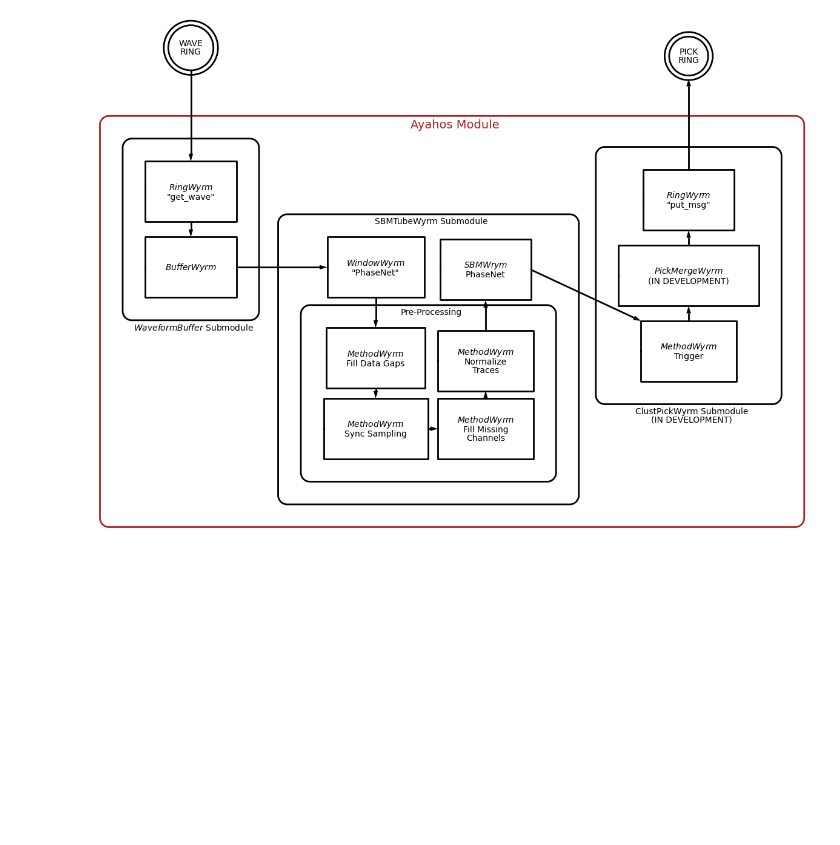
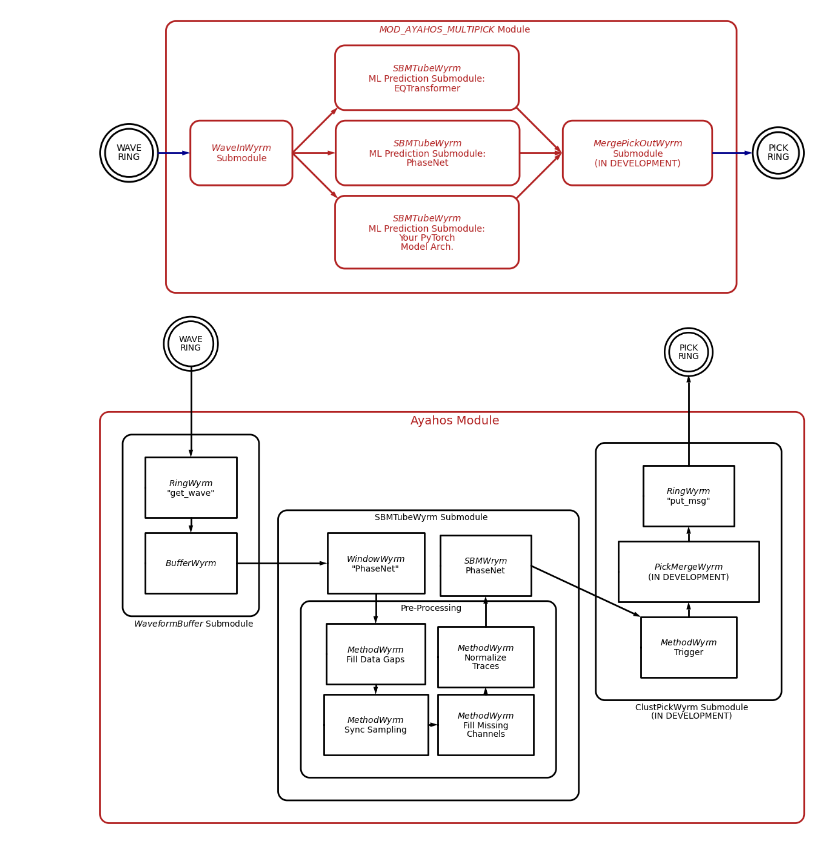
Before and after one commit to pnsn/Ayahos, a Jupyter notebook: diagrams/schemdraw_process_flow_diagrams.ipynb, the cells around one changed output. Cells and saved outputs as stored; diff of their text form; code cells hidden in the pictures; blank space fills up the shorter version.

```diff
--- a/diagrams/schemdraw_process_flow_diagrams.ipynb
+++ b/diagrams/schemdraw_process_flow_diagrams.ipynb
@@ -43,3 +43,41 @@ with Drawing() as D:
+# %%
+# OVERVIEW V2
+
+with Drawing() as D:
+    D.config(fontsize=10, unit=1)
+    # with D.container() as EW:
+    #     EW.label('Earthworm')
+    s1 = flow.StateEnd().label('WAVE\nRING')
+    flow.Arrow().right(D.unit).at(s1.E).color('darkblue')
+    with D.container() as AY:
+        AY.label('$MOD\\_AYAHOS\\_MULTIPICK$ Module',
+                loc='N',
+                halign='center',
+                valign='top')
+        AY.color('firebrick')
+        p1 = flow.RoundProcess().label('$WaveInWyrm$\nSubmodule').color('firebrick')
+        # Center Tube
+        flow.Arrow().at(p1.E).theta(0).length(D.unit*1.9*np.cos(0.25*np.pi)).color('firebrick')
+        p2b = flow.RoundProcess().label('$SBMTubeWyrm$\nML Prediction Submodule:\nPhaseNet').color('firebrick')
+        flow.Arrow().at(p2b.E).length(D.unit*1.9*np.cos(0.25*np.pi)).color('firebrick')
+        # Complete mapping out to end of Ayahos module
+        p3 = flow.RoundProcess().label('$MergePickOutWyrm$\nSubmodule\n(IN DEVELOPMENT)').color('firebrick')
+
+        # Upper Submodule
+        flow.Arrow().theta(45).at(p1.E).length(D.unit*2).color('firebrick')
+        p2a = flow.RoundProcess().label('$SBMTubeWyrm$\nML Prediction Submodule:\nEQTransformer').color('firebrick')
+        flow.Arrow().theta(-45).at(p2a.SE).length(D.unit*2).color('firebrick')
+
+        # Lower Submodule
+        flow.Arrow().at(p1.E).theta(-45).length(D.unit*2).color('firebrick')
+        p2c = flow.RoundProcess().label('$SBMTubeWyrm$\nML Prediction Submodule:\nYour PyTorch\nModel Arch.').color('firebrick')
+        flow.Arrow().theta(45).length(D.unit*2).at(p2c.NE).color('firebrick')
+
+    flow.Arrow().right(D.unit*1.25).at(p3.E).color('darkblue')
+    s2 = flow.StateEnd().label('PICK\nRING')
+    D.save('./MOD_AYAHOS_MULTIPICK_V1.svg')
+# %% [output]
+[figure, added]
 # %%
 # More detailed schematic showing individual Wyrm base modules
 
```
Also changed, not shown: parts of 2 cells of this notebook.
